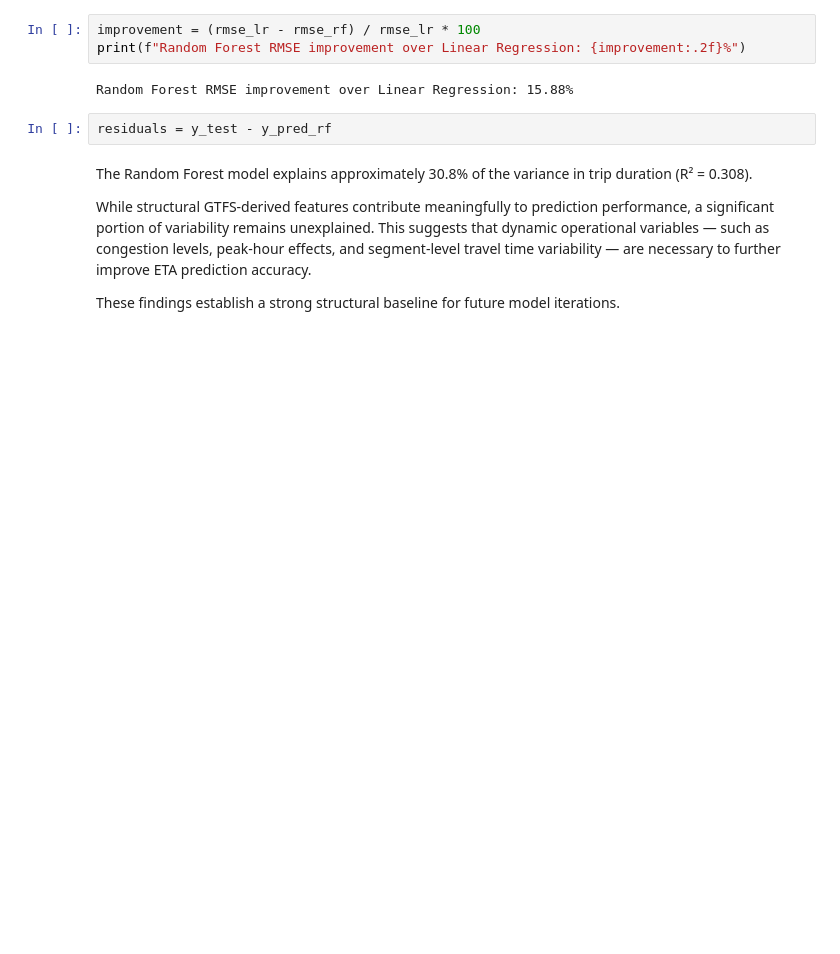
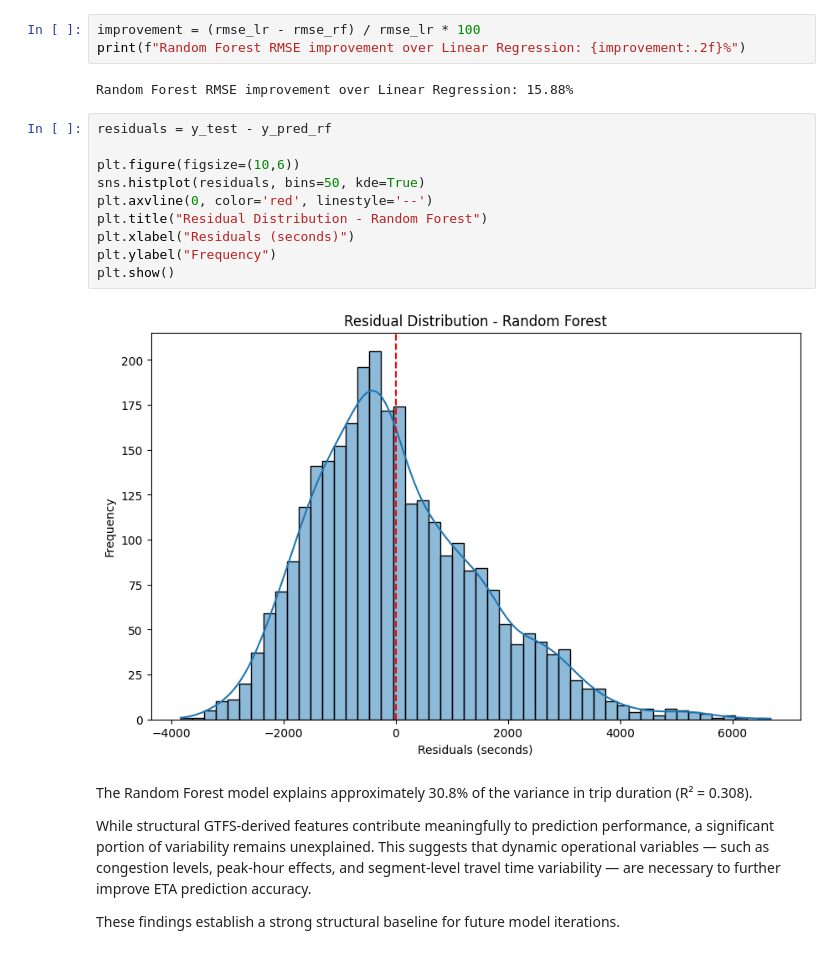
Before and after one commit to Felipe-Ulloa-CA/bus-eta-prediction, a Jupyter notebook: bus_eta_model.ipynb, the cells around one changed output. Saved outputs shown, nothing was run; the diff lists cells and outputs as text; blank space fills up the shorter version.

```diff
--- a/bus_eta_model.ipynb
+++ b/bus_eta_model.ipynb
@@ -305,8 +297,18 @@ improvement = (rmse_lr - rmse_rf) / rmse_lr * 100
 print(f"Random Forest RMSE improvement over Linear Regression: {improvement:.2f}%")
 # %% [output]
 Random Forest RMSE improvement over Linear Regression: 15.88%
-# %%
-residuals = y_test - y_pred_rf
+# %%
+residuals = y_test - y_pred_rf
+
+plt.figure(figsize=(10,6))
+sns.histplot(residuals, bins=50, kde=True)
+plt.axvline(0, color='red', linestyle='--')
+plt.title("Residual Distribution - Random Forest")
+plt.xlabel("Residuals (seconds)")
+plt.ylabel("Frequency")
+plt.show()
+# %% [output]
+[figure, added]
 # %% [markdown]
 The Random Forest model explains approximately 30.8% of the variance in trip duration (R² = 0.308).
 
```
Also changed, not shown: parts of 3 cells of this notebook.
